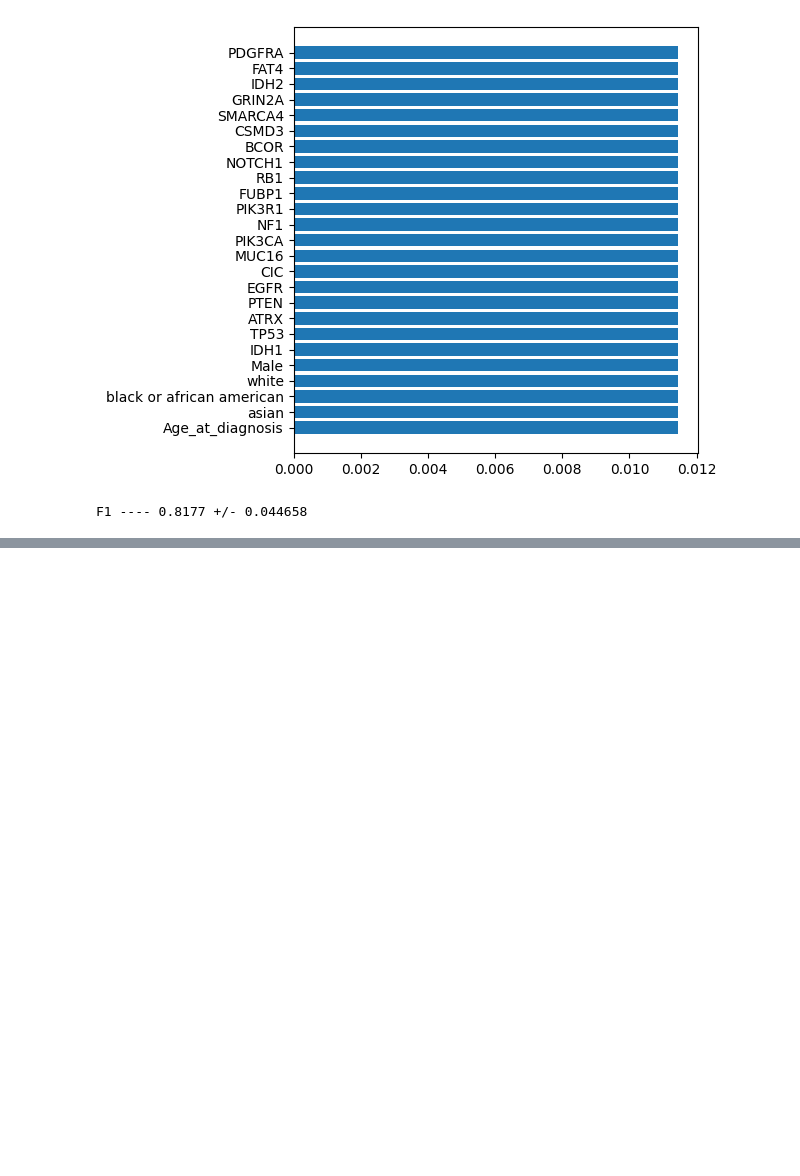
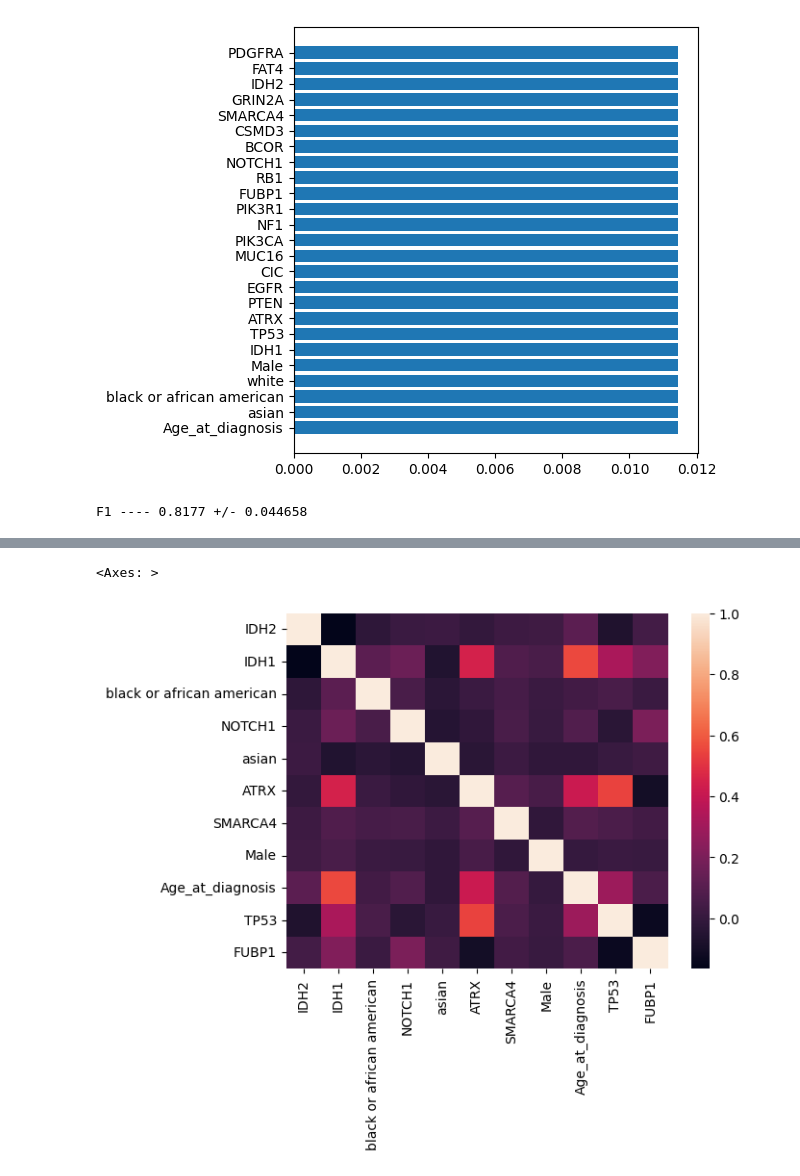
Before and after one commit to a13xbb/ml-labs-mag, a Jupyter notebook: lab1/eda.ipynb, the cells around one changed output, grey strips where cells are left out. Drawn from its saved outputs; the diff is of its cells as text; code cells hidden in the pictures; blank space fills up the shorter version.

```diff
--- a/lab1/eda.ipynb
+++ b/lab1/eda.ipynb
@@ -313,10 +362,10 @@ def LinReg_stat_heuristic_select_features_with_bootswrap(
 # %%
-selected_feats_balance = LinReg_stat_heuristic_select_features_with_bootswrap(
+selected_feats_es_balance = LinReg_stat_heuristic_select_features_with_bootswrap(
     X_train,
     y_train,
     LogisticRegression(
         C=0.5, penalty="l1", solver="saga", max_iter=1000, verbose=False
     ),
     num_trials=20000,
-    top_k=10,
+    top_k=5,
 )
@@ -373,0 +372,10 @@ F1 ---- 0.8487 +/- 0.043362
+# %%
+selected_feats_greedy = LinReg_greedy_select_features_with_patience(
+    X_train,
+    y_train,
+    LogisticRegression(
+        l1_ratio=0.5, penalty="elasticnet", solver="saga", max_iter=1000, verbose=False
+    ),
+    patience=3,
+    strict=True
+)
@@ -373,0 +405,4 @@ F1 ---- 0.8487 +/- 0.043362
+# %%
+selected_features = list(set(selected_feats_es_balance.index.to_list() + selected_feats_greedy.index.to_list()))
+# %%
+X_train_selected_features = X_train[selected_features]
@@ -373,0 +425,5 @@ F1 ---- 0.8487 +/- 0.043362
+# %%
+sns.heatmap(X_train_selected_features.corr())
+# %% [output]
+<Axes: >
+[figure, added]
```
Also changed, not shown: parts of 12 cells of this notebook.
